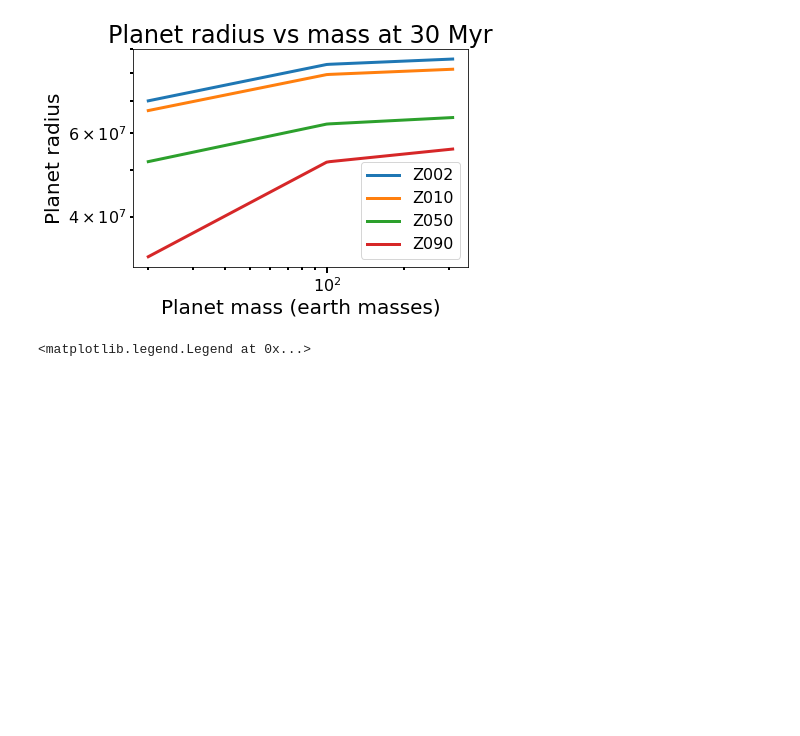
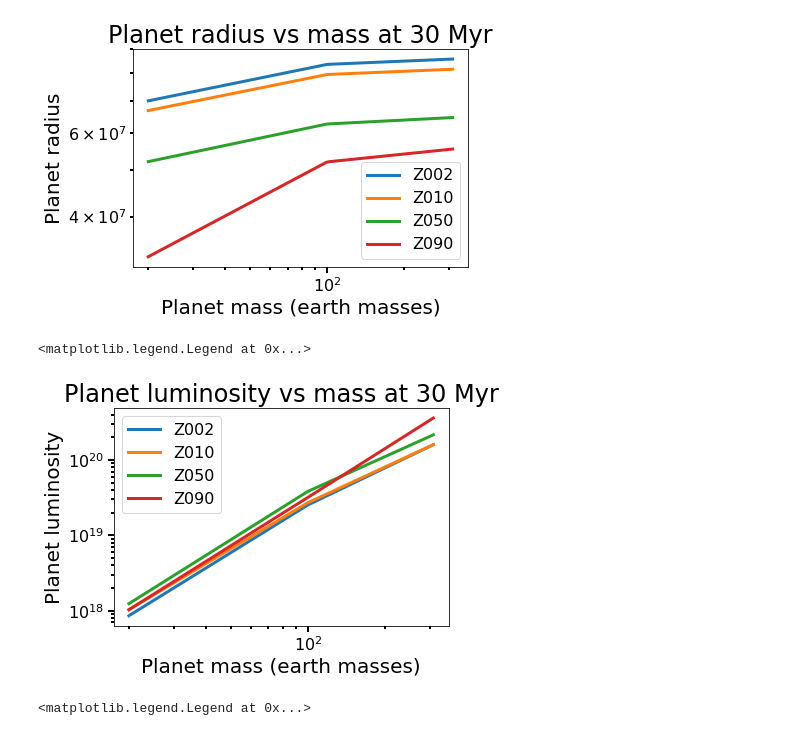
Before and after one commit to LoicNassif/CE-Irregular-Satellites, a Jupyter notebook: jupyter_examples/Baraffe.ipynb, the cells around one changed output. Cells and saved outputs as stored; diff of their text form; code cells hidden in the pictures; blank space fills up the shorter version.

```diff
--- a/jupyter_examples/Baraffe.ipynb
+++ b/jupyter_examples/Baraffe.ipynb
@@ -46,6 +46,26 @@ ax.legend()
 # %% [output]
 <matplotlib.legend.Legend at 0x...>
 [figure]
+# %%
+fig, ax = plt.subplots()
+
+time = 3.e7
+M = np.logspace(np.log10(20), np.log10(318), 100, endpoint=False)*Mearth
+Zs = ['002', '010', '050', '090']
+
+for Z in Zs:
+    model = BaraffeModelFixedTime(Z, time)
+    ax.plot(M/Mearth, model.L(M), lw=3, label='Z'+Z)
+
+ax.set_xscale('log')
+ax.set_yscale('log')
+ax.set_xlabel('Planet mass (earth masses)')
+ax.set_ylabel('Planet luminosity')
+ax.set_title('Planet luminosity vs mass at 30 Myr')
+ax.legend()
+# %% [output]
+<matplotlib.legend.Legend at 0x...>
+[figure, added]
 # %%
 fig, ax = plt.subplots()
 
```
Also changed, not shown: 1 other file.
